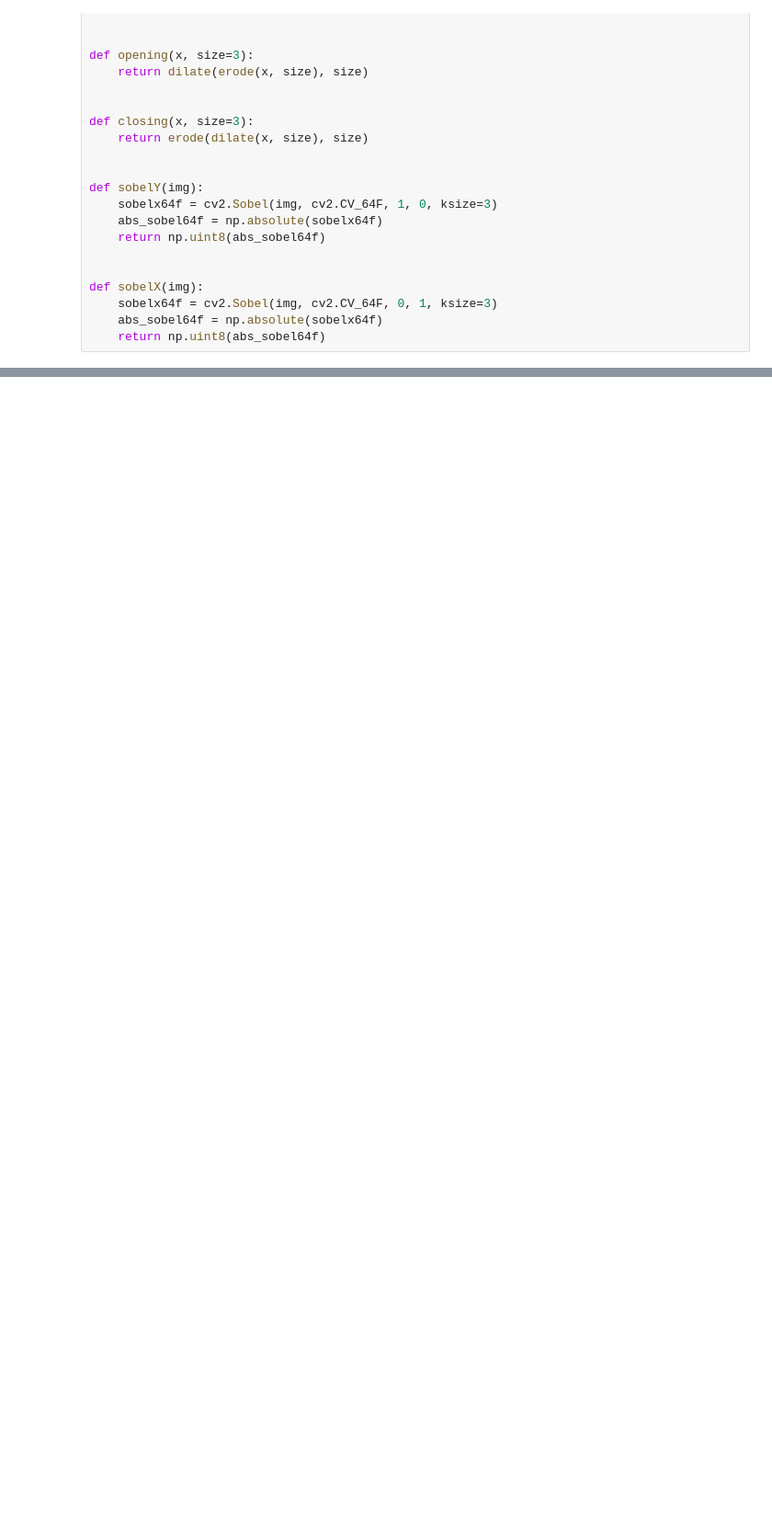
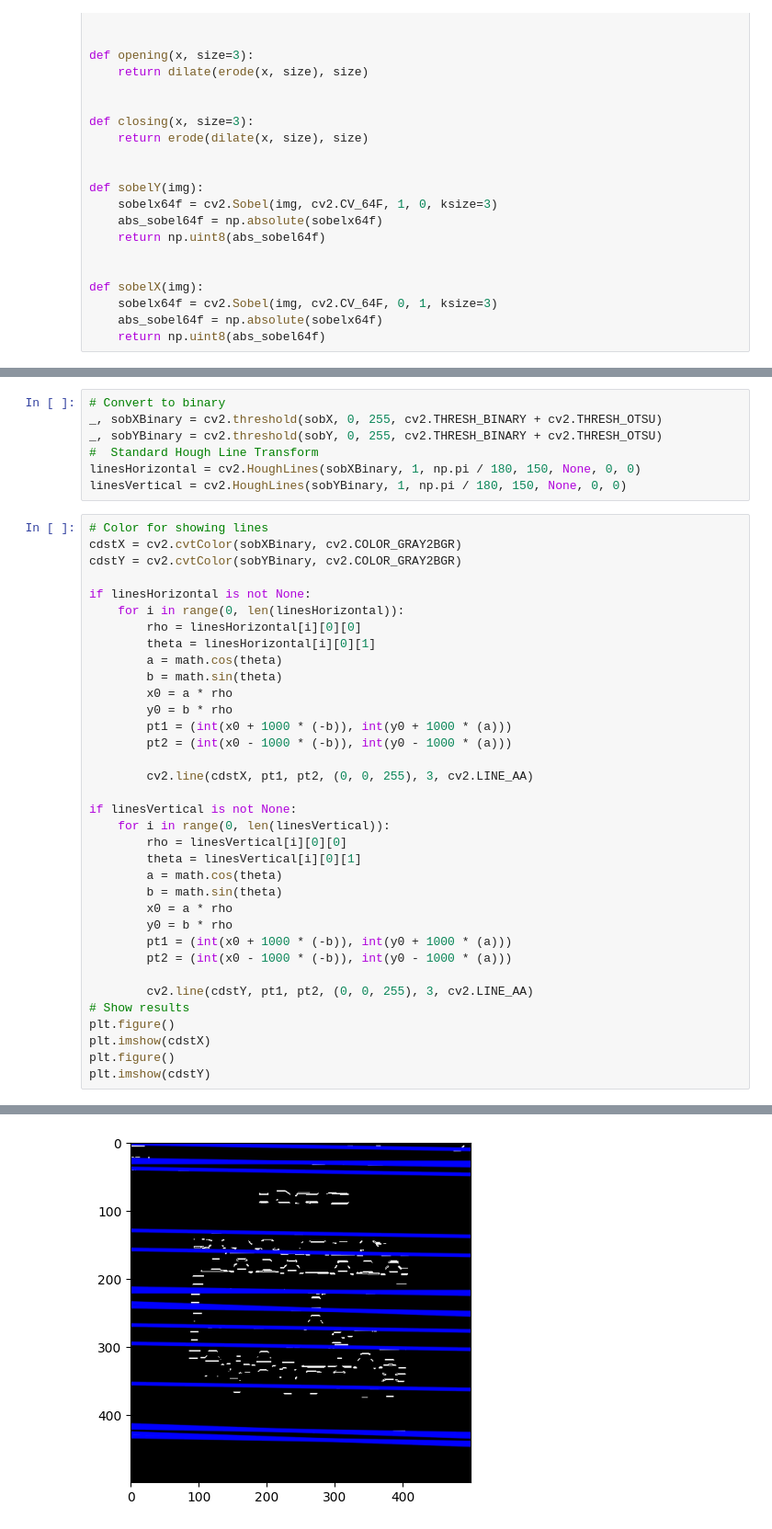
Before and after one commit to Boom123bam/chessboard-reader, a Jupyter notebook: main.ipynb, the cells around one changed output, grey strips where cells are left out. Shown: that part at 92% size. Drawn from its saved outputs; the diff is of its cells as text; blank space fills up the shorter version.

Commit message:
show lines

```diff
--- a/main.ipynb
+++ b/main.ipynb
@@ -54,0 +55,43 @@ sum = cv2.addWeighted(sobX, 0.5, sobY, 0.5, 0)
+# %%
+# Convert to binary
+_, sobXBinary = cv2.threshold(sobX, 0, 255, cv2.THRESH_BINARY + cv2.THRESH_OTSU)
+_, sobYBinary = cv2.threshold(sobY, 0, 255, cv2.THRESH_BINARY + cv2.THRESH_OTSU)
+#  Standard Hough Line Transform
+linesHorizontal = cv2.HoughLines(sobXBinary, 1, np.pi / 180, 150, None, 0, 0)
+linesVertical = cv2.HoughLines(sobYBinary, 1, np.pi / 180, 150, None, 0, 0)
+# %%
+# Color for showing lines
+cdstX = cv2.cvtColor(sobXBinary, cv2.COLOR_GRAY2BGR)
+cdstY = cv2.cvtColor(sobYBinary, cv2.COLOR_GRAY2BGR)
+
+if linesHorizontal is not None:
+    for i in range(0, len(linesHorizontal)):
+        rho = linesHorizontal[i][0][0]
+        theta = linesHorizontal[i][0][1]
+        a = math.cos(theta)
+        b = math.sin(theta)
+        x0 = a * rho
+        y0 = b * rho
+        pt1 = (int(x0 + 1000 * (-b)), int(y0 + 1000 * (a)))
+        pt2 = (int(x0 - 1000 * (-b)), int(y0 - 1000 * (a)))
+
+        cv2.line(cdstX, pt1, pt2, (0, 0, 255), 3, cv2.LINE_AA)
+
+if linesVertical is not None:
+    for i in range(0, len(linesVertical)):
+        rho = linesVertical[i][0][0]
+        theta = linesVertical[i][0][1]
+        a = math.cos(theta)
+        b = math.sin(theta)
+        x0 = a * rho
+        y0 = b * rho
+        pt1 = (int(x0 + 1000 * (-b)), int(y0 + 1000 * (a)))
+        pt2 = (int(x0 - 1000 * (-b)), int(y0 - 1000 * (a)))
+
+        cv2.line(cdstY, pt1, pt2, (0, 0, 255), 3, cv2.LINE_AA)
+# Show results
+plt.figure()
+plt.imshow(cdstX)
+plt.figure()
+plt.imshow(cdstY)
+# %% [output]
@@ -54,0 +99 @@ sum = cv2.addWeighted(sobX, 0.5, sobY, 0.5, 0)
+[figure, added]
```
Also changed, not shown: parts of 3 cells of this notebook, 1 other file.
